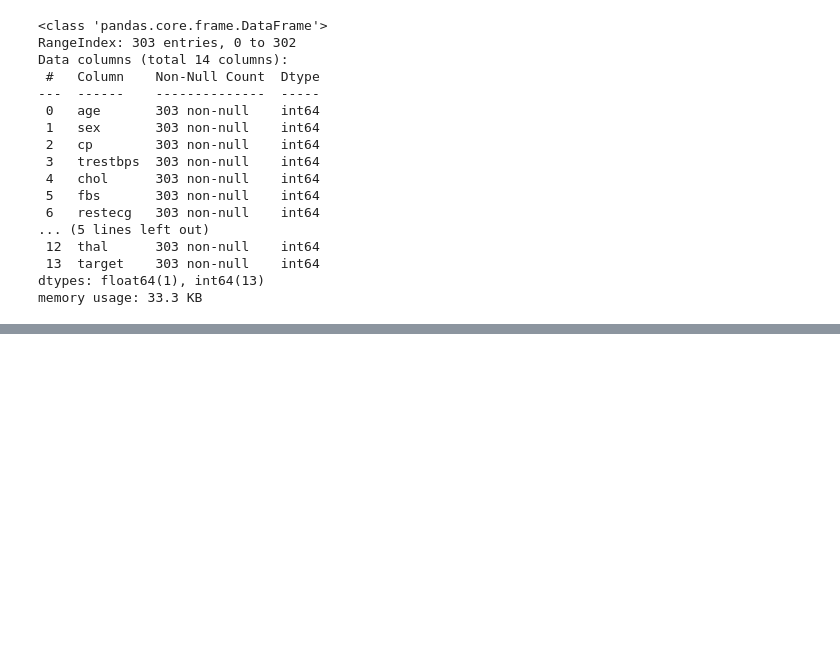
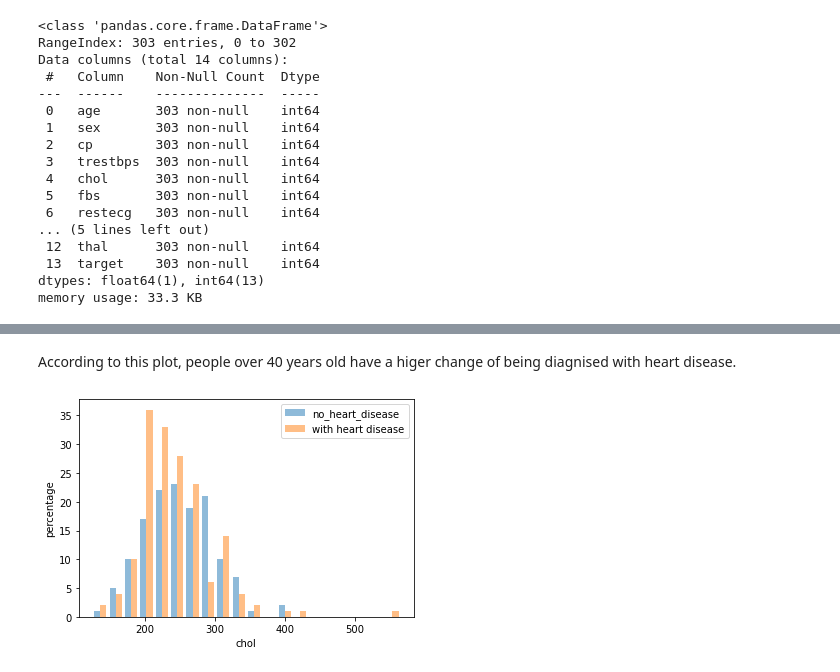
Before and after one commit to LucianPopaLVP/Project-4---Unsupervised-Machine-Learning, a Jupyter notebook: heart_disease_report_unsupervised_learning.ipynb, the cells around one changed output, grey strips where cells are left out. Cells and saved outputs as stored; diff of their text form; code cells hidden in the pictures; blank space fills up the shorter version.

```diff
--- a/heart_disease_report_unsupervised_learning.ipynb
+++ b/heart_disease_report_unsupervised_learning.ipynb
@@ -126,0 +159,11 @@ df_target
+# %% [markdown]
+According to this plot, people over 40 years old have a higer change of being diagnised with heart disease.
+# %%
+# plot the distribution chol
+plt.hist([df[df.target==0].chol, df[df.target==1].chol], bins = 20, alpha = 0.5, label = ["no_heart_disease","with heart disease"])
+plt.xlabel("chol")
+plt.ylabel("percentage")
+plt.legend()
+plt.show()
+# %% [output]
+[figure, added]
```
Also changed, not shown: parts of 17 cells of this notebook.
